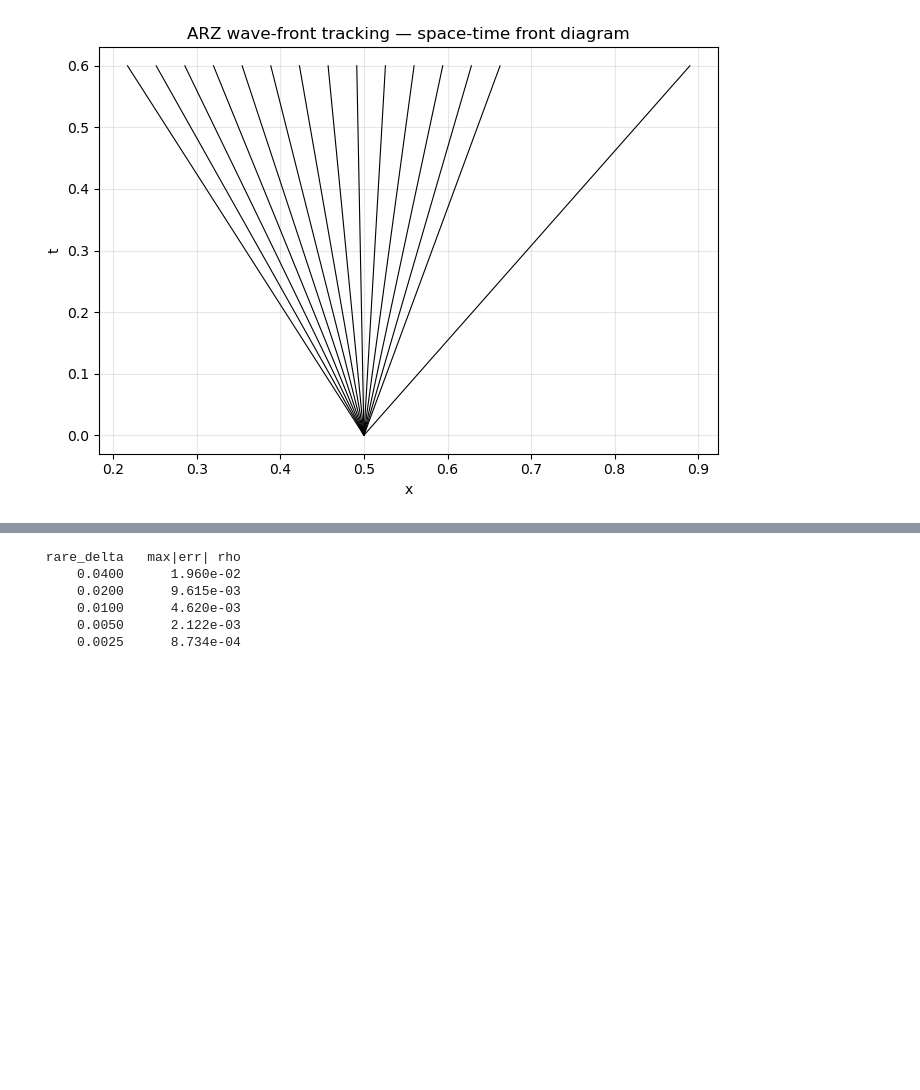
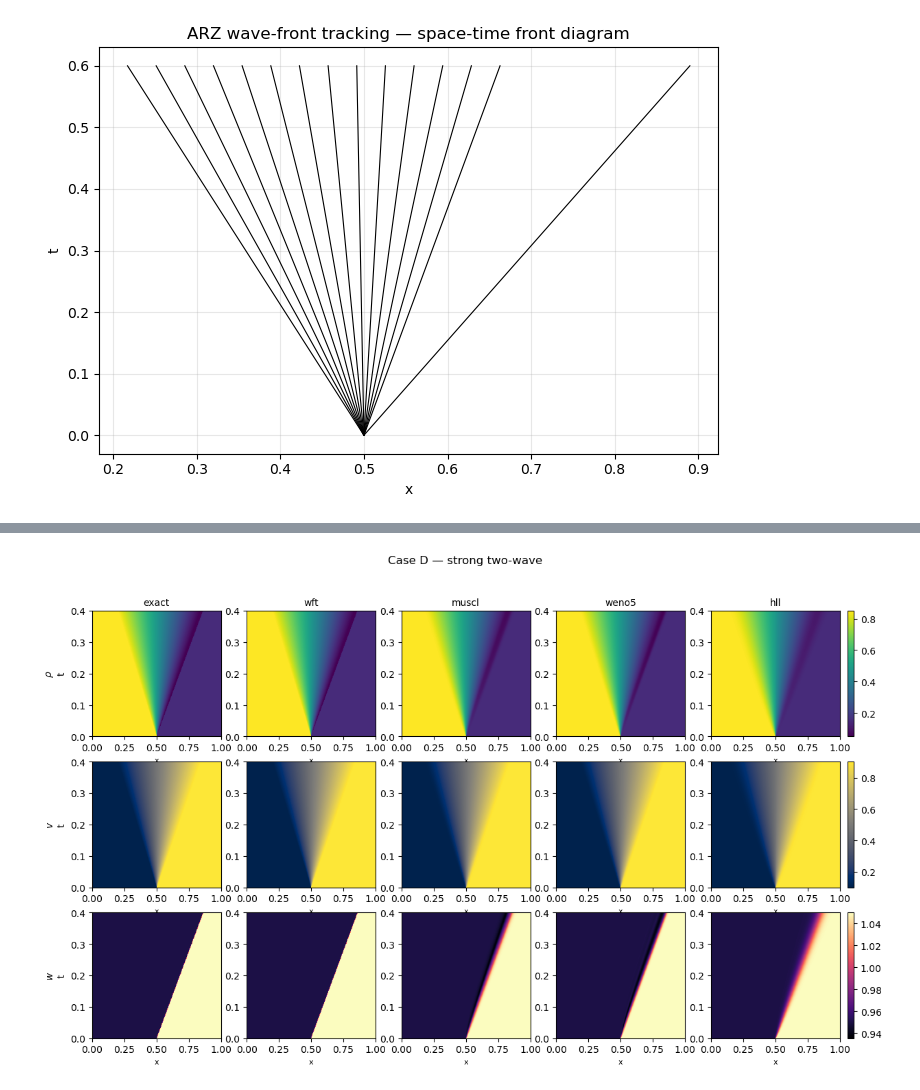
Before and after one commit to D-2n/DL-for-HPDE, a Jupyter notebook: notebooks/ARZ-WFT-algorithm.ipynb, the cells around one changed output, grey strips where cells are left out. Saved outputs shown, nothing was run; the diff lists cells and outputs as text; code cells hidden in the pictures; blank space fills up the shorter version.

```diff
--- a/notebooks/ARZ-WFT-algorithm.ipynb
+++ b/notebooks/ARZ-WFT-algorithm.ipynb
@@ -227,15 +296,4 @@ and contacts stay exact regardless.
 # %%
-x = np.linspace(0.0, 1.0, 1000); t = np.array([0.4])
-wL = float(vL + P.pressure(np.array(rhoL))); wR = float(vR + P.pressure(np.array(rhoR)))
-rE, _, _ = solve_riemann_arz_xt(rhoL, wL, rhoR, wR, x, t, x0=x0)
-print(f'{"rare_delta":>11s} {"max|err| rho":>14s}')
-for rd in (0.04, 0.02, 0.01, 0.005, 0.0025):
-    rW, _, _ = solve_arz_wft_riemann_xt(rhoL, vL, rhoR, vR, x, t, x0=x0, rare_delta=rd)
-    print(f'{rd:11.4f} {np.abs(rW-rE).max():14.3e}')
+_ = plot_riemann_case(0.85, 0.10, 0.15, 0.90, title='Case D — strong two-wave')
 # %% [output]
- rare_delta   max|err| rho
-     0.0400      1.960e-02
-     0.0200      9.615e-03
-     0.0100      4.620e-03
-     0.0050      2.122e-03
-     0.0025      8.734e-04
+[figure, added]
```
Also changed, not shown: parts of 19 cells of this notebook.
